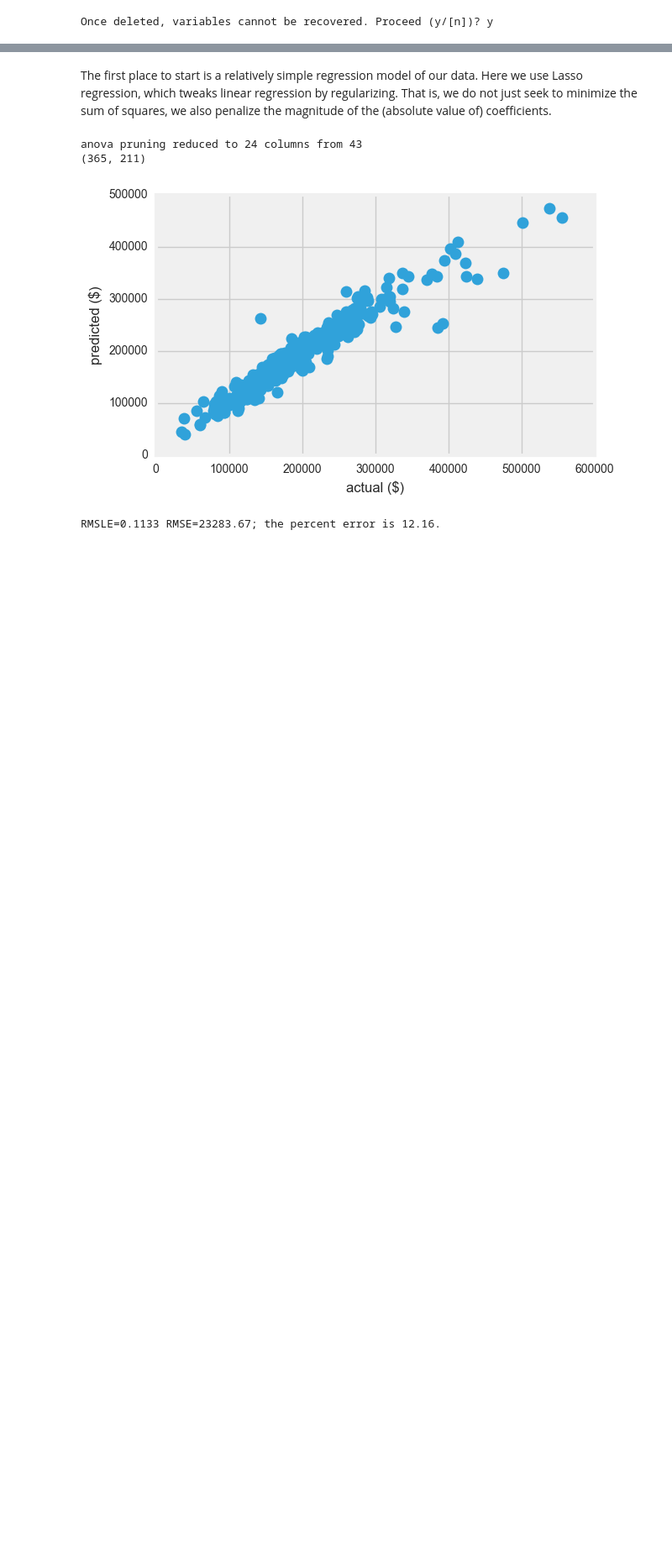
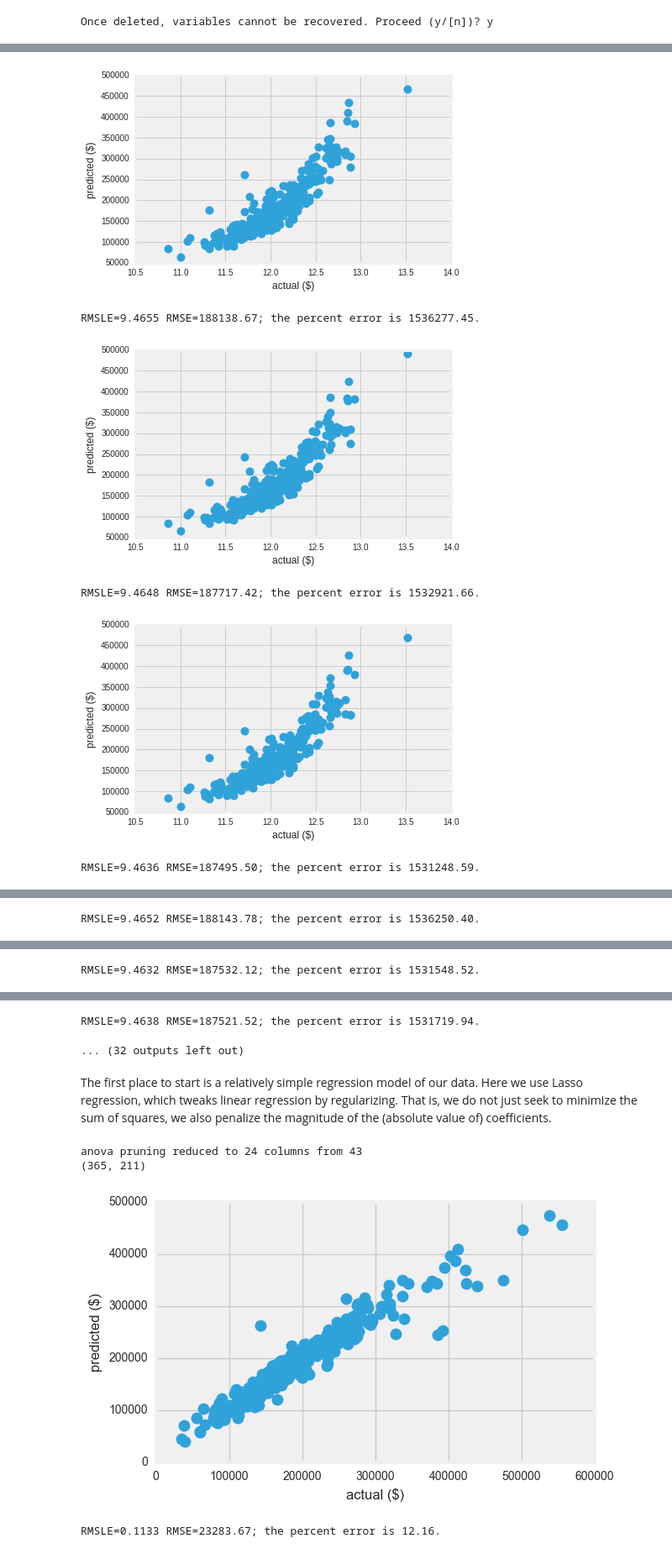
Before and after one commit to cato469/housing, a Jupyter notebook: Housing_prices_prediction.ipynb, the cells around one changed output, grey strips where cells are left out. Shown at 84% size. Drawn from its saved outputs; the diff is of its cells as text; code cells hidden in the pictures; blank space fills up the shorter version.

```diff
--- a/Housing_prices_prediction.ipynb
+++ b/Housing_prices_prediction.ipynb
@@ -76,7 +76,7 @@ def results(pred,y_test):
     plt.ylabel('predicted ($)')
     plt.show()
     print('RMSLE=%.4f RMSE=%.2f; the percent error is %.2f.' % (rmsle, rms_error,rms_perc_error))
-
+    return rmsle
 # def output_from_log_score(predict,df_all,fname):
 # given 1) results in Log score NOT $ (predict), and 2) the dataframe that has 'Id',
 # spit out ['id','predict'] to fname (written as a csv)
@@ -90,0 +95,33 @@ data_test = read_csv('test.csv',header=0)
+# %%
+data_rf = data_all.copy()
+data_rf = unskew_cols(data_rf)
+data_rf = pd.get_dummies(data_rf)
+data_rf = data_rf.fillna(data_rf.median())
+from sklearn.ensemble import RandomForestRegressor
+#hyperparamters:
+# max_features(default=1.0)
+# max_depth(pure or <min_samples_split)
+# min_samples_split (2)
+# min_samples_leaf (1)
+Y=data_rf['SalePrice']
+X = data_rf
+X.drop('SalePrice',axis=1,inplace=1)
+x_train, x_test, y_train, y_test = train_test_split(X, Y)
+scores = []
+tree_depth = np.arange(10,40)
+for i_depth in tree_depth:
+    rf_mod=RandomForestRegressor(max_depth = i_depth, n_estimators=100)
+    rf_mod.fit
+    rf_mod.fit(x_train, y_train)
+    pred=rf_mod.predict(x_test)
+    pred_dollar = np.expm1(pred)
+    y_dollar = np.expm1(y_test)
+    temp=results(pred_dollar,y_test)
+    scores.append(temp)
+# %% [output]
+[figure, added]
+RMSLE=9.4655 RMSE=188138.67; the percent error is 1536277.45.
+[figure, added]
+RMSLE=9.4648 RMSE=187717.42; the percent error is 1532921.66.
+[figure, added]
+RMSLE=9.4636 RMSE=187495.50; the percent error is 1531248.59.
@@ -90,0 +129 @@ data_test = read_csv('test.csv',header=0)
+RMSLE=9.4652 RMSE=188143.78; the percent error is 1536250.40.
@@ -90,0 +131 @@ data_test = read_csv('test.csv',header=0)
+RMSLE=9.4632 RMSE=187532.12; the percent error is 1531548.52.
@@ -91,3 +133,5 @@ data_test = read_csv('test.csv',header=0)
+RMSLE=9.4638 RMSE=187521.52; the percent error is 1531719.94.
+... (32 outputs left out)
 # %% [markdown]
 The first place to start is a relatively simple regression model of our data. Here we use Lasso regression, which tweaks linear regression by regularizing. That is, we do not just seek to minimize the sum of squares, we also penalize the magnitude of the (absolute value of) coefficients.
 # %%
```
Also changed, not shown: parts of 3 cells of this notebook, 13 other files.
